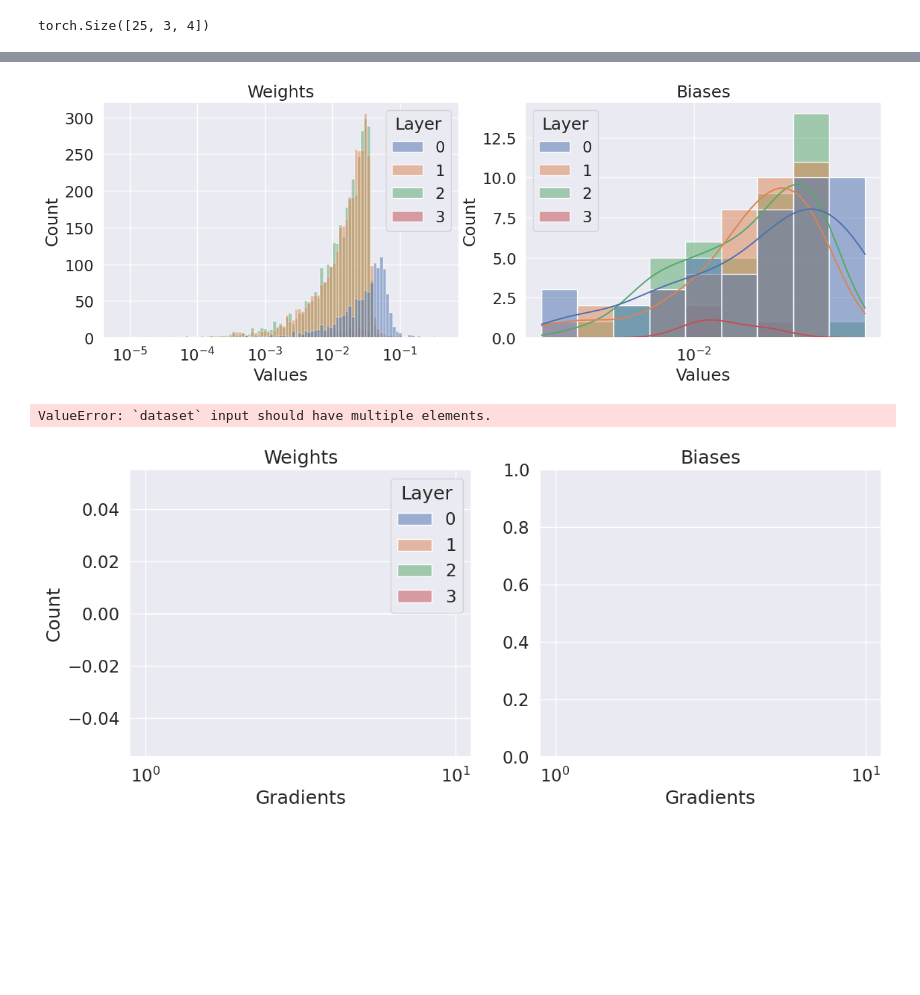
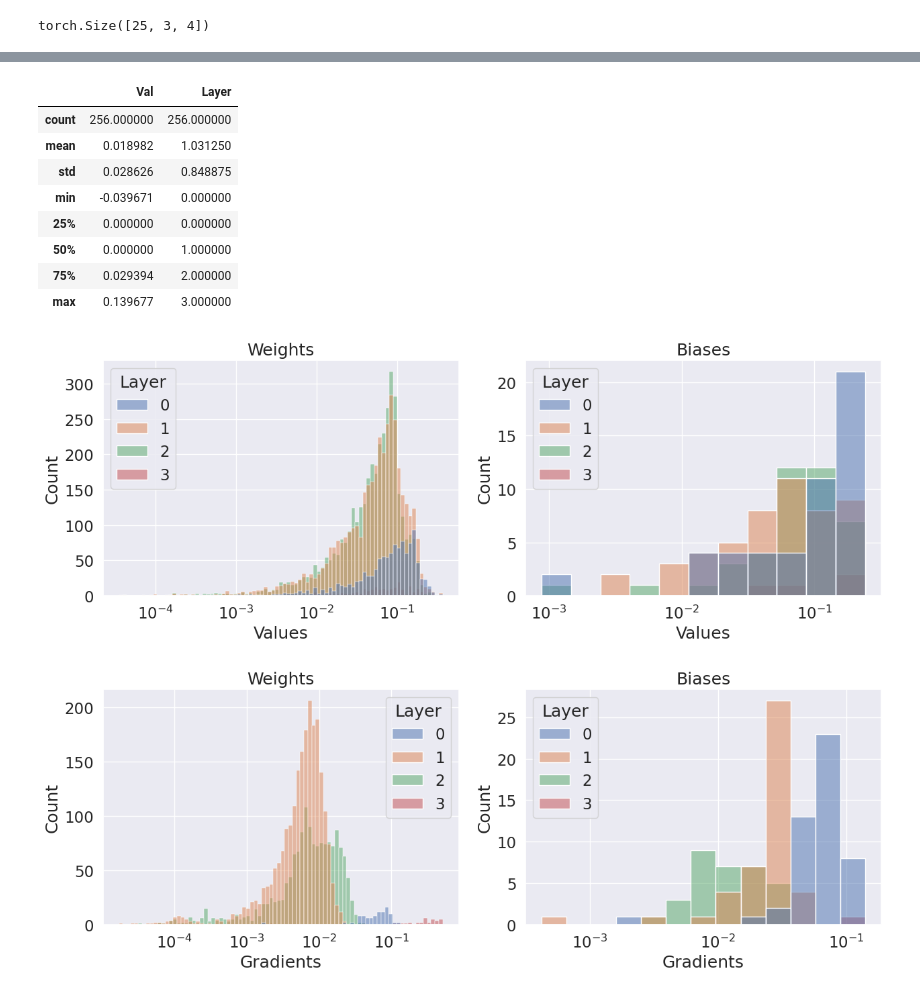
Before and after one commit to NiloufarRazmi/RL_Olfaction, a Jupyter notebook: TriangleTask/dqn_full.ipynb, the cells around one changed output, grey strips where cells are left out. Drawn from its saved outputs; the diff is of its cells as text; code cells hidden in the pictures; blank space fills up the shorter version.

Commit message:
feat: epsilon decay + check grad stats

```diff
--- a/TriangleTask/dqn_full.ipynb
+++ b/TriangleTask/dqn_full.ipynb
@@ -74,6 +74,10 @@ p = Params(
     gamma=0.9,
     nHiddenUnits=(5 * 5 + 2) * 2,
     replay_buffer_max_size=1000,
+    epsilon_min=0.1,
+    epsilon_max=1.0,
+    decay_rate=0.05,
+    epsilon_warmup=200,
 )
 p
 # %% [output]
@@ -179,11 +183,19 @@ class EpsilonGreedy:
     def __init__(
         self,
         epsilon,
+        epsilon_min=0.1,
+        epsilon_max=1.0,
+        decay_rate=0.05,
+        epsilon_warmup=25,
         rng=None,
     ):
         self.epsilon = epsilon
-        # if rng:
-        #     self.rng = rng
+        self.epsilon_min = epsilon_min
+        self.epsilon_max = epsilon_max
+        self.decay_rate = decay_rate
+        self.epsilon_warmup = epsilon_warmup
+        if rng:
+            self.rng = rng
 
     def choose_action(self, action_space, state, state_action_values):
         """Choose an action a in the current world state (s)"""
@@ -213,8 +225,24 @@ class EpsilonGreedy:
             else:
                 action = torch.argmax(state_action_values)
         return action
+
+    def update_epsilon(self, ep):
+        if ep > self.epsilon_warmup:
+            """Reduce epsilon (because we need less and less exploration)"""
+            epsilon = self.epsilon_min + (
+                self.epsilon_max - self.epsilon_min
+            ) * torch.exp(-self.decay_rate * (ep - self.epsilon_warmup))
+        else:
+            epsilon = self.epsilon
+        return epsilon
 # %%
-explorer = EpsilonGreedy(epsilon=p.epsilon, rng=p.rng)
+explorer = EpsilonGreedy(
+    epsilon=p.epsilon,
+    epsilon_min=p.epsilon_min,
+    epsilon_max=p.epsilon_max,
+    decay_rate=p.decay_rate,
+    epsilon_warmup=p.epsilon_warmup,
+)
 # %%
 def collect_weights_biases(net):
     biases = {"val": [], "grad": []}
@@ -358,6 +386,8 @@ for run in range(p.n_runs):  # Run several times to account for stochasticity
             # Move to the next state
             state = next_state
 
+        explorer.epsilon = explorer.update_epsilon(episode)
+
         rewards[episode, run] = total_rewards
         steps[episode, run] = step_count
         weights, biases = collect_weights_biases(net=net)
@@ -759 +825,13 @@ biases_grad_df
 256 rows × 2 columns
+# %%
+biases_grad_df.describe()
+# %% [output]
+|  | Val | Layer |
+| count | 256.000000 | 256.000000 |
+| mean | 0.018982 | 1.031250 |
+| std | 0.028626 | 0.848875 |
+| min | -0.039671 | 0.000000 |
+| 25% | 0.000000 | 0.000000 |
+| 50% | 0.000000 | 1.000000 |
+| 75% | 0.029394 | 2.000000 |
+| max | 0.139677 | 3.000000 |
@@ -762,4 +855,4 @@ plotting.plot_weights_biases_distributions(
     weights_val_df, biases_val_df, label="Values"
 )
 # %% [output]
-[figure, old version]
+[figure, new version]
@@ -766,8 +863,9 @@ plotting.plot_weights_biases_distributions(
 # %%
-plotting.plot_weights_biases_distributions(weights_grad_df, biases_grad_df, label="Gradients")
+plotting.plot_weights_biases_distributions(
+    weights_grad_df, biases_grad_df, label="Gradients"
+)
 # %% [output]
-ValueError: `dataset` input should have multiple elements.
-[figure, old version]
+[figure, new version]
 # %%
 weights_val_stats
 # %% [output]
```
Also changed, not shown: parts of 25 cells of this notebook, 3 other files.
